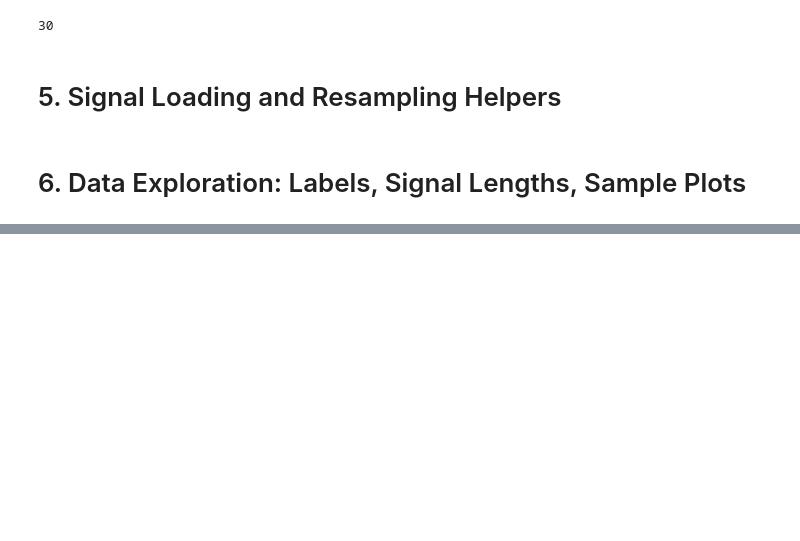
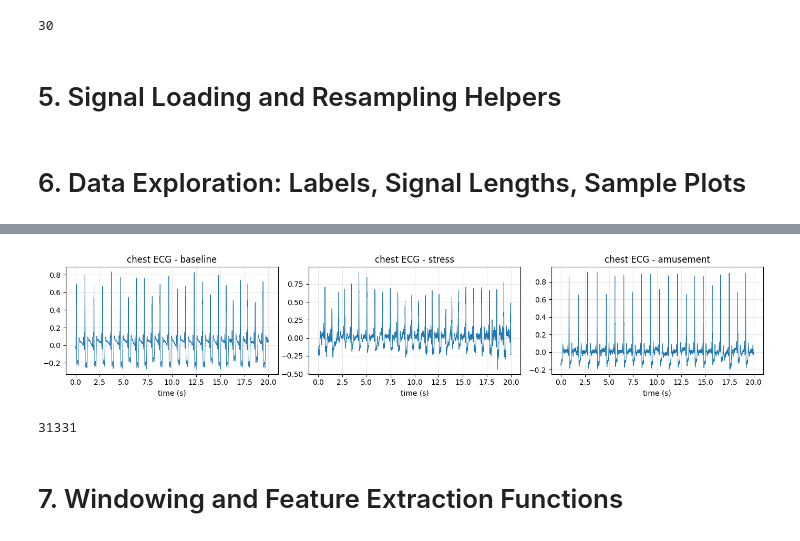
Before and after one commit to plavizmaj/Wearable_Stress_and_Affect_Detection, a Jupyter notebook: WESAD_(Wearable_Stress_and_Affect_Detection).ipynb, the cells around one changed output, grey strips where cells are left out. Cells and saved outputs as stored; diff of their text form; code cells hidden in the pictures; blank space fills up the shorter version.

```diff
--- a/WESAD_(Wearable_Stress_and_Affect_Detection).ipynb
+++ b/WESAD_(Wearable_Stress_and_Affect_Detection).ipynb
@@ -287,0 +417,22 @@ def window_label(labels, t0, t1, fs_label=700.0):
+# %%
+fig, axes = plt.subplots(1, 3, figsize=(14, 3))
+for ax, (code, name) in zip(axes, [(1, "baseline"), (2, "stress"), (3, "amusement")]):
+    idx = np.flatnonzero(demo_labels == code)
+    ecg, fs = demo_channels["chest_ECG"]
+    # Start 60 s into the block to skip the onset transient.
+    start = int(idx[0] / 700.0 * fs) + int(60 * fs)
+    seg = ecg[start:start + int(20 * fs)]
+    ax.plot(np.arange(seg.size) / fs, seg, lw=0.7)
+    ax.set_title(f"chest ECG - {name}")
+    ax.set_xlabel("time (s)")
+plt.tight_layout()
+plt.show()
+# %% [output]
+[figure, added]
+# %%
+del demo_channels, demo_labels
+gc.collect()
+# %% [output]
+31331
+# %% [markdown]
+# 7. Windowing and Feature Extraction Functions
```
Also changed, not shown: parts of 13 cells of this notebook.
